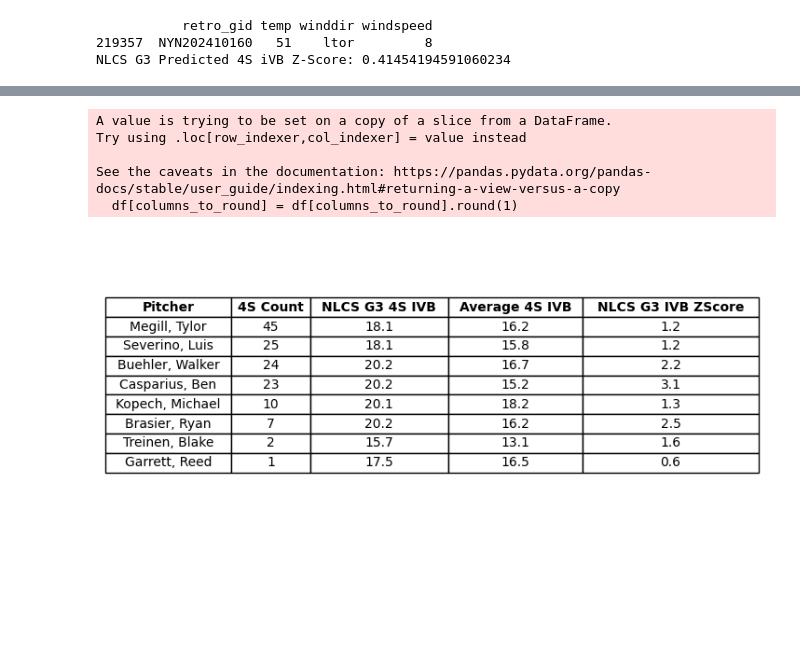
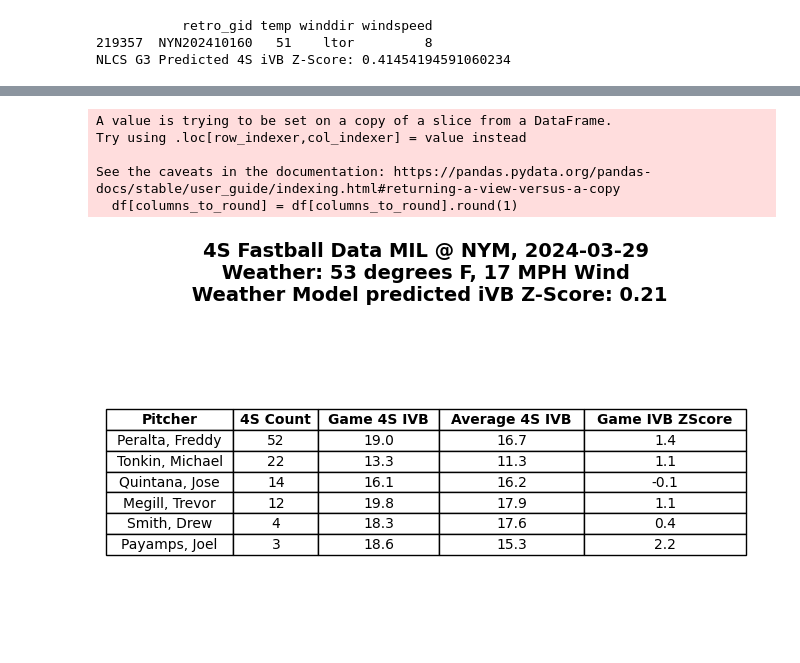
Before and after one commit to chuckrak/Baseball, a Jupyter notebook: buehler.ipynb, the cells around one changed output, grey strips where cells are left out. Saved outputs shown, nothing was run; the diff lists cells and outputs as text; code cells hidden in the pictures; blank space fills up the shorter version.

```diff
--- a/buehler.ipynb
+++ b/buehler.ipynb
@@ -349,6 +347,8 @@ all_fastballs.head()
 5 rows × 115 columns
 # %%
 all_fastballs["ff_ivb_zscore"] = (all_fastballs["pfx_z"] - all_fastballs["mean_pfx_z"]) / all_fastballs["std_dev_pfx_z"]
+# %%
+all_fastballs["ff_ivb_pct_difference"] = (all_fastballs["pfx_z"]/all_fastballs["mean_pfx_z"])-1
 # %%
 # for column in all_fastballs.columns:
 #     print(column)
@@ -432,9 +446,9 @@ plt.show()
 [figure]
 # %%
 # correlation of ivb score vs temperature
-print(all_fastballs_weather_temp.dtypes)
-all_fastballs_weather_temp['temp'] = pd.to_numeric(all_fastballs_weather_temp['temp'], errors='coerce')
-print(all_fastballs_weather_temp['temp'].isna().sum())
+print(all_pitcher_ff_games.dtypes)
+all_pitcher_ff_games['temp'] = pd.to_numeric(all_pitcher_ff_games['temp'], errors='coerce')
+print(all_pitcher_ff_games['temp'].isna().sum())
 # %% [output]
 game_pk                 Int64
 mean_ff_ivb_zscore    Float64
@@ -463,8 +477,7 @@ dtype: object
 | 2430 | 775345 | 0.854342 | 73 | 0 | unknown | 689225 | 18.018638 | 1.619246 |
 2290 rows × 8 columns
 # %%
-# TODO: model that only includes wind speed if its blowing towards the pitcher
-all_fastballs_weather_temp['headwind_boost'] = all_fastballs_weather_temp['winddir'].isin(["tocf", "tolf", "torf"])
-all_fastballs_weather_temp['winddir'].unique()
-all_fastballs_weather_temp['headwind_speed'] = all_fastballs_weather_temp['headwind_boost'] * all_fastballs_weather_temp['windspeed']
+all_pitcher_ff_games['headwind_boost'] = all_pitcher_ff_games['winddir'].isin(["tocf", "tolf", "torf"])
+all_pitcher_ff_games['winddir'].unique()
+all_pitcher_ff_games['headwind_speed'] = all_pitcher_ff_games['headwind_boost'] * all_pitcher_ff_games['windspeed']
 # %%
@@ -482,7 +495,7 @@ headwind_speed     -0.052100           -0.055383   0.479254        1.000000
 # there is some correlation with both temperature and windspeed, which don't have much correlation between themselves.
 # appears we might have some variables for a linear model here!
 # presence of wind to CF?
-df = all_fastballs_weather_temp
+df = all_pitcher_ff_games
 # df['temp'] = pd.to_numeric(df['temp'], errors='coerce')
 df = df.dropna(subset=['mean_ff_ivb_zscore'])
 
@@ -554,36 +554,66 @@ nlcs_g3_zscores.head()
 # %%
-fig, ax = plt.subplots(figsize=(8, 4))
+# GAME ZSCORES
+# Lance Broz says look at Freddy Peralta vs Mets early season, curious if similar movement there.
+# How does Walker Buehler's movement look in Yankee Stadium 2 weeks later?
 
-# Hide axes
-ax.axis('off')
-df = nlcs_g3_zscores[['pitcher_name', 'ff_thrown', 'nlcs_g3_ff_ivb', 'reg_season_mean_ivb',  'ivb_zscore']]
-columns_to_round = ["nlcs_g3_ff_ivb", "reg_season_mean_ivb", "ivb_zscore"]
-df[columns_to_round] = df[columns_to_round].round(1)
-df = df.sort_values(by='ff_thrown', ascending=False)
-# Create a table
-table = ax.table(
-    cellText=df.values,
-    colLabels=['Pitcher', "4S Count", "NLCS G3 4S IVB", "Average 4S IVB", "NLCS G3 IVB ZScore"],
-    cellLoc='center',
-    loc='center'
-)
+def map_to_gid(team, date):
+    return f"{map_team_name(team)}{date.replace('-', '')}0"
 
-for col in range(len(df.columns)):
-    table[(0, col)].set_text_props(weight='bold')
+def get_game_4s_zscores(game_pk, is_playoffs=False, model=improved_model):
+    if is_playoffs:
+        df = playoff_fastballs
+    else:
+        df = all_fastballs
+    game_fastballs = df[df["game_pk"] == game_pk]
+    game_pitcher_ivb = game_fastballs.groupby('pitcher').agg(game_mean_ivb = ('pfx_z', 'mean'), ff_thrown=('pfx_z', 'count'))
+
+    # nlcs_g3_zscores.head()
+    # nlcs_g3_zscores['season_mean'] =
+    game_zscores = game_pitcher_ivb.merge(pitchers_ff_ivb_df, on="pitcher", how="left")
+    game_zscores.columns = ['pitcher', 'game_ff_ivb', 'ff_thrown', 'reg_season_mean_ivb', 'reg_season_std_dev_ivb', 'pitcher_name']
+    game_zscores['ivb_zscore'] = (game_zscores['game_ff_ivb'] - game_zscores['reg_season_mean_ivb']) / game_zscores['reg_season_std_dev_ivb']
+    # nlcs_g3_zscores['player_name'] = nlcs_g3_zscores['pitcher'].map(lambda x: pyb.playerid_reverse_lookup(x))
+    fig, ax = plt.subplots(figsize=(8, 4))
+
+    # Hide axes
+    ax.axis('off')
+    df = game_zscores[['pitcher_name', 'ff_thrown', 'game_ff_ivb', 'reg_season_mean_ivb',  'ivb_zscore']]
+    columns_to_round = ["game_ff_ivb", "reg_season_mean_ivb", "ivb_zscore"]
+    df[columns_to_round] = df[columns_to_round].round(1)
+    df = df.sort_values(by='ff_thrown', ascending=False)
+    # Create a table
+
+    table = ax.table(
+        cellText=df.values,
+        colLabels=['Pitcher', "4S Count", "Game 4S IVB", "Average 4S IVB", "Game IVB ZScore"],
+        cellLoc='center',
+        loc='center'
+    )
+
+    for col in range(len(df.columns)):
+        table[(0, col)].set_text_props(weight='bold')
 
 
-# Style the table
-table.auto_set_font_size(False)
-table.set_fontsize(10)
-table.auto_set_column_width(col=list(range(len(df.columns))))
-table.scale(1, 1.25)  # Scale the height of the rows (adjust factor as needed)
+    # Style the table
+    table.auto_set_font_size(False)
+    table.set_fontsize(10)
+    table.auto_set_column_width(col=list(range(len(df.columns))))
+    table.scale(1, 1.25)  # Scale the height of the rows (adjust factor as needed)
 
-# Show plot
-plt.show()
+    game_info = pyb.statcast_single_game(game_pk)[['home_team', 'away_team', 'game_date']].iloc[0]
+    date = game_info['game_date'].strftime('%Y-%m-%d')
+    retrosheet_gid = map_to_gid(game_info['home_team'], date)
+    game_weather = weather_df_trunc[weather_df_trunc['retro_gid'] == retrosheet_gid]
+    pred_zscore = model.predict(np.concatenate([[1], game_weather[['temp', 'windspeed']].to_numpy().flatten()]))
+
+    ax.set_title(f"4S Fastball Data {game_info['away_team']} @ {game_info['home_team']}, {date}\n Weather: {game_weather.iloc[0]['temp']} degrees F, {game_weather.iloc[0]['windspeed']} MPH Wind \n Weather Model predicted iVB Z-Score: {round(pred_zscore.item(), 2)}", fontsize=14, weight='bold', pad=20)
+    plt.show()
+
+get_game_4s_zscores(745848)
 # %% [output]
 A value is trying to be set on a copy of a slice from a DataFrame.
 Try using .loc[row_indexer,col_indexer] = value instead
 
 See the caveats in the documentation: https://pandas.pydata.org/pandas-docs/stable/user_guide/indexing.html#returning-a-view-versus-a-copy
   df[columns_to_round] = df[columns_to_round].round(1)
-[figure, old version]
+[figure, new version]
```
Also changed, not shown: parts of 16 cells of this notebook.
